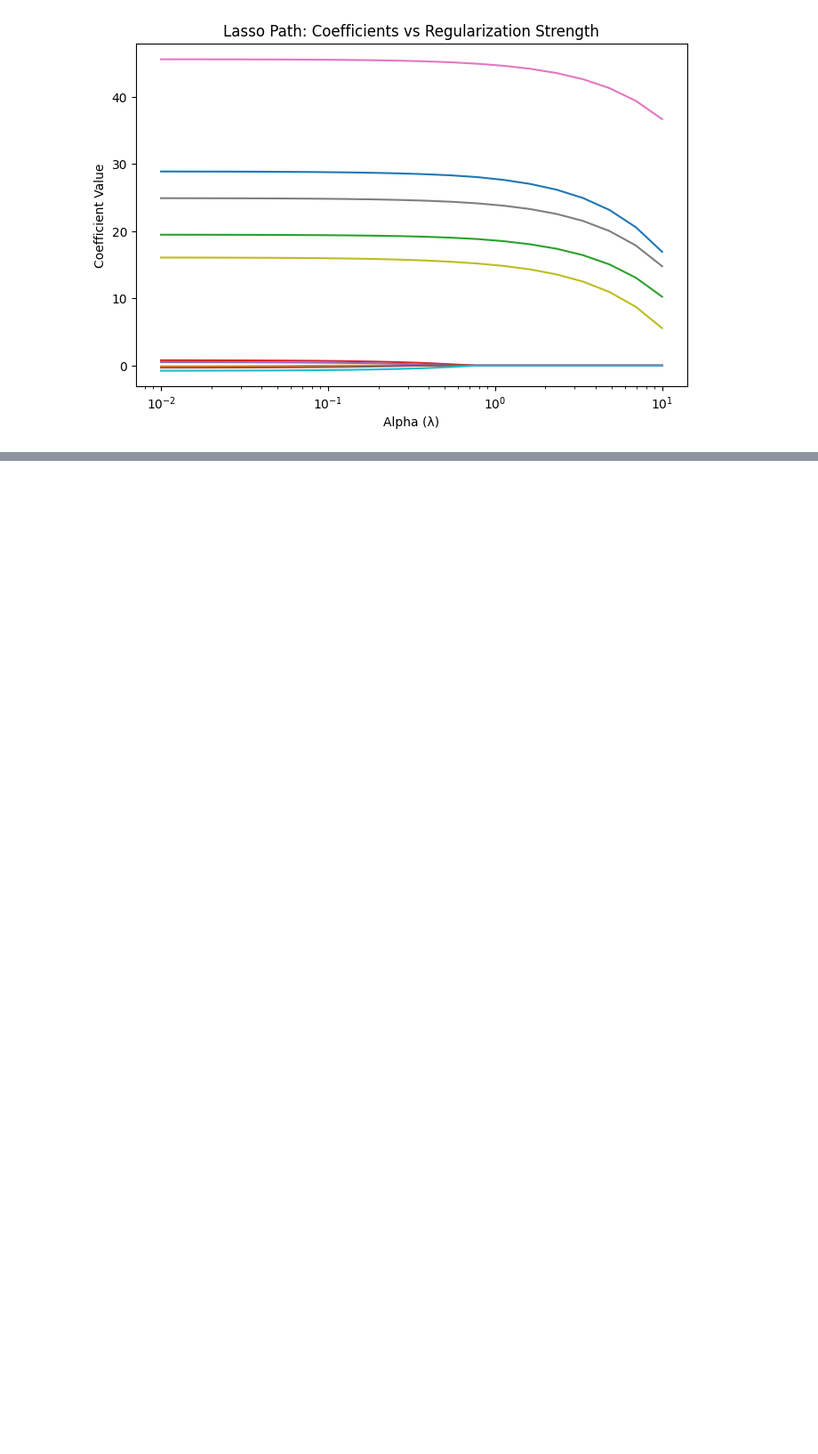
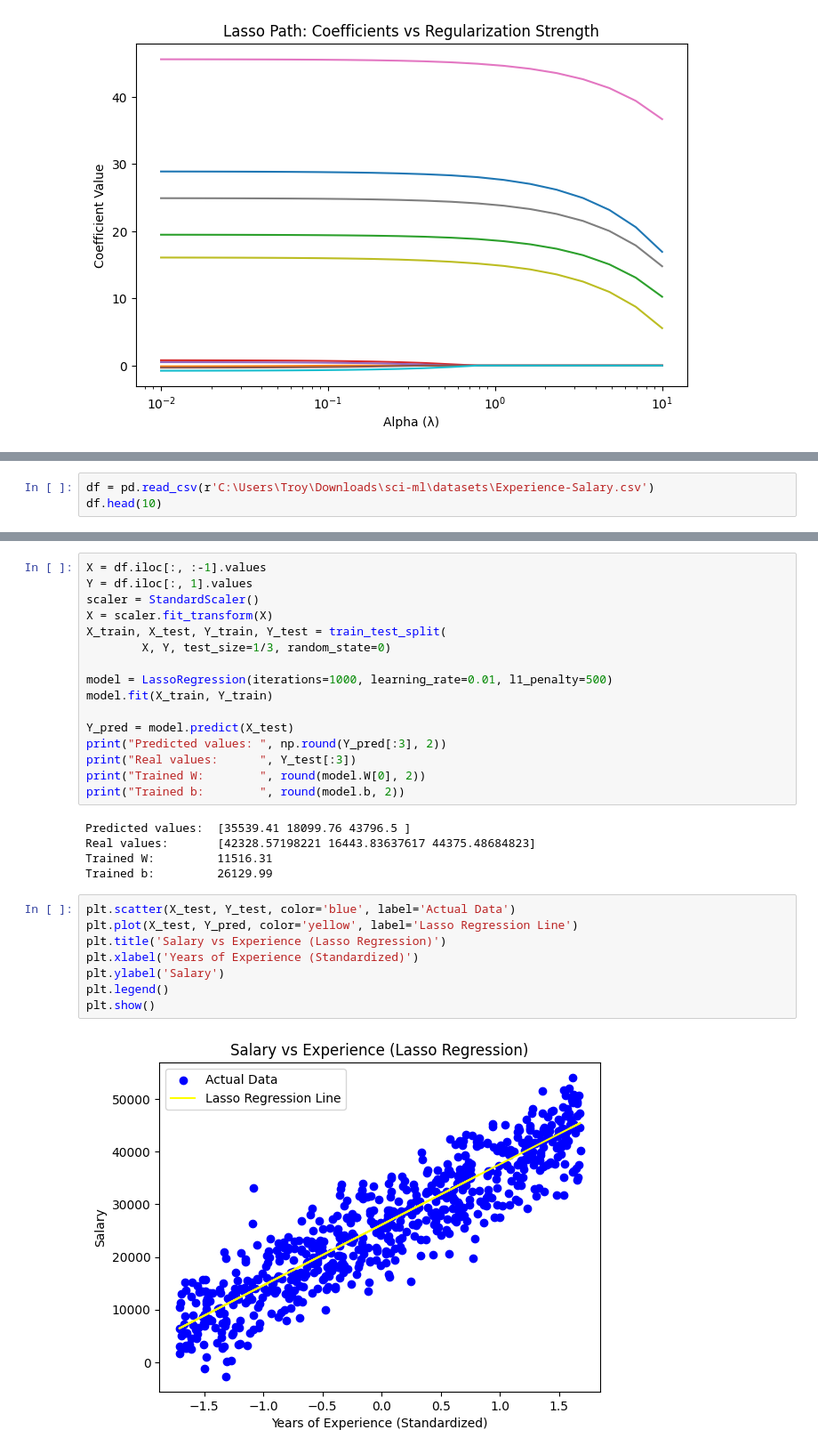
Before and after one commit to troyc03/sci-ml, a Jupyter notebook: prerequisites/ml_basics/lasso_regression.ipynb, the cells around one changed output, grey strips where cells are left out. Shown at 89% size. Drawn from its saved outputs; the diff is of its cells as text; blank space fills up the shorter version.

```diff
--- a/prerequisites/ml_basics/lasso_regression.ipynb
+++ b/prerequisites/ml_basics/lasso_regression.ipynb
@@ -78,0 +125,3 @@ plt.show()
+# %%
+df = pd.read_csv(r'C:\Users\Troy\Downloads\sci-ml\datasets\Experience-Salary.csv')
+df.head(10)
@@ -78,0 +140,31 @@ plt.show()
+# %%
+X = df.iloc[:, :-1].values
+Y = df.iloc[:, 1].values
+scaler = StandardScaler()
+X = scaler.fit_transform(X)
+X_train, X_test, Y_train, Y_test = train_test_split(
+        X, Y, test_size=1/3, random_state=0)
+
+model = LassoRegression(iterations=1000, learning_rate=0.01, l1_penalty=500)
+model.fit(X_train, Y_train)
+
+Y_pred = model.predict(X_test)
+print("Predicted values: ", np.round(Y_pred[:3], 2))
+print("Real values:      ", Y_test[:3])
+print("Trained W:        ", round(model.W[0], 2))
+print("Trained b:        ", round(model.b, 2))
+# %% [output]
+Predicted values:  [35539.41 18099.76 43796.5 ]
+Real values:       [42328.57198221 16443.83637617 44375.48684823]
+Trained W:         11516.31
+Trained b:         26129.99
+# %%
+plt.scatter(X_test, Y_test, color='blue', label='Actual Data')
+plt.plot(X_test, Y_pred, color='yellow', label='Lasso Regression Line')
+plt.title('Salary vs Experience (Lasso Regression)')
+plt.xlabel('Years of Experience (Standardized)')
+plt.ylabel('Salary')
+plt.legend()
+plt.show()
+# %% [output]
+[figure, added]
```
Also changed, not shown: parts of 3 cells of this notebook, 3 other files.
